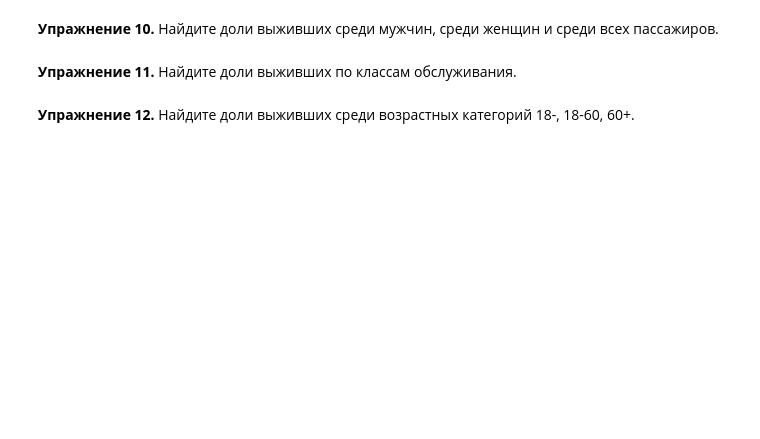
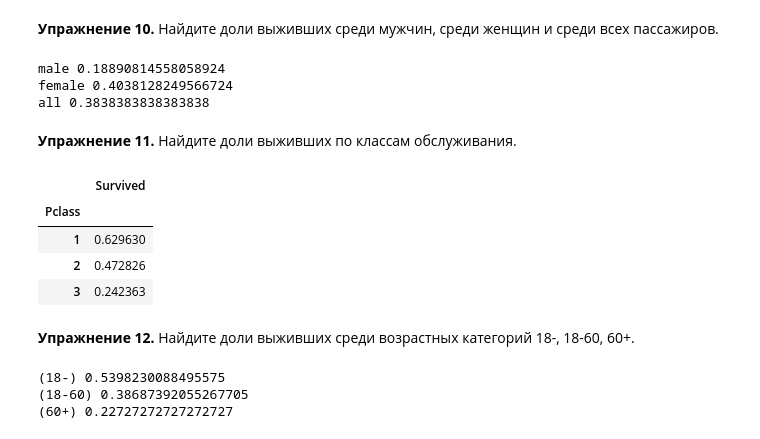
Before and after one commit to polyakova-polina/infa_2022_lfi, a Jupyter notebook: lpr7.ipynb, the cells around one changed output. Cells and saved outputs as stored; diff of their text form; code cells hidden in the pictures; blank space fills up the shorter version.

```diff
--- a/lpr7.ipynb
+++ b/lpr7.ipynb
@@ -397,6 +418,37 @@ df
 # %% [markdown]
 **Упражнение 10.** Найдите доли выживших среди мужчин, среди женщин и среди всех пассажиров.
+# %%
+m = df[df["Sex"] == "male"].shape[0]
+print("male", df[(df["Sex"] == "male")&(df["Survived"] == 1)].shape[0]/m)
+f = df[df["Sex"] == "male"].shape[0]
+print("female", df[(df["Sex"] == "female")&(df["Survived"] == 1)].shape[0]/f)
+ob = df.shape[0]
+print("all", df[df["Survived"] == 1].shape[0]/ob)
+# %% [output]
+male 0.18890814558058924
+female 0.4038128249566724
+all 0.3838383838383838
 # %% [markdown]
 **Упражнение 11.** Найдите доли выживших по классам обслуживания.
+# %%
+ddf=df.groupby(['Pclass']).agg({'Survived':'mean'})
+ddf
+# %% [output]
+|  | Survived |
+| Pclass |  |
+| 1 | 0.629630 |
+| 2 | 0.472826 |
+| 3 | 0.242363 |
 # %% [markdown]
 **Упражнение 12.** Найдите доли выживших среди возрастных категорий 18-, 18-60, 60+.
+# %%
+m = df[df["Age"]<18].shape[0]
+print("(18-)", df[(df["Age"]<18)&(df["Survived"] == 1)].shape[0]/m)
+f = df[(df["Age"]<=60)&(df["Age"]>=18)].shape[0]
+print("(18-60)", df[((df["Age"]<=60)&(df["Age"]>=18))&(df["Survived"] == 1)].shape[0]/f)
+ost = df[df["Age"]>60].shape[0]
+print("(60+)", df[(df["Age"]>60)&(df["Survived"] == 1)].shape[0]/ost)
+# %% [output]
+(18-) 0.5398230088495575
+(18-60) 0.38687392055267705
+(60+) 0.22727272727272727
```
Also changed, not shown: parts of 1 cell of this notebook.
